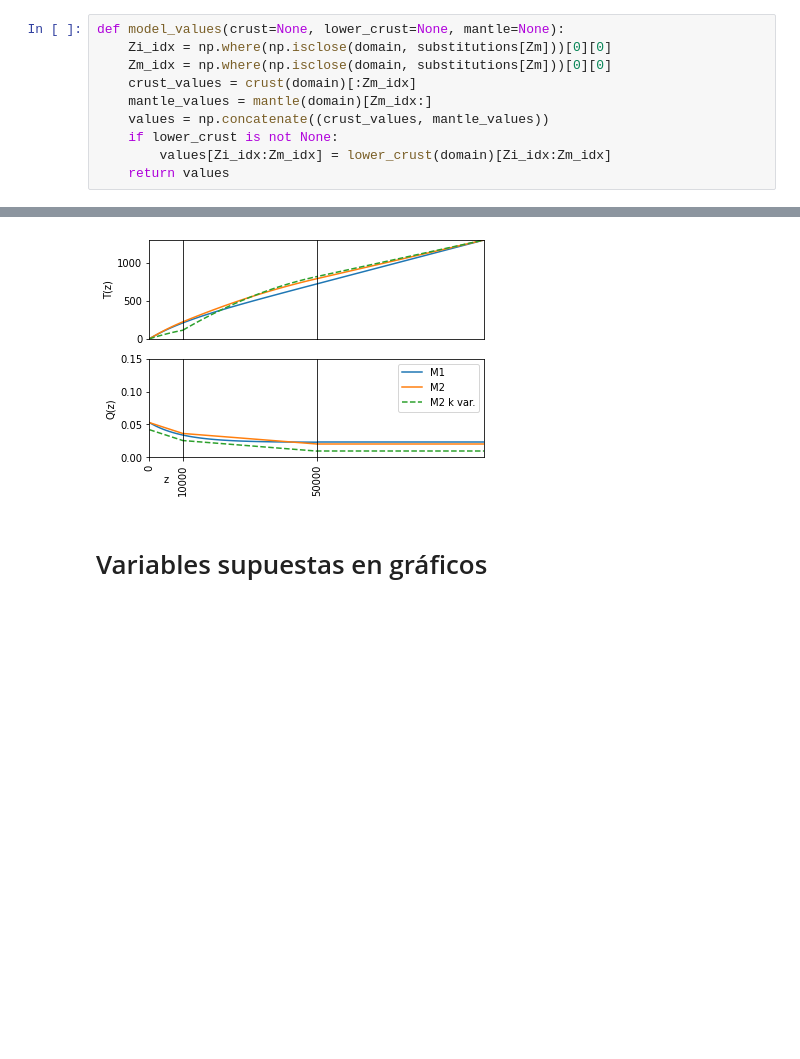
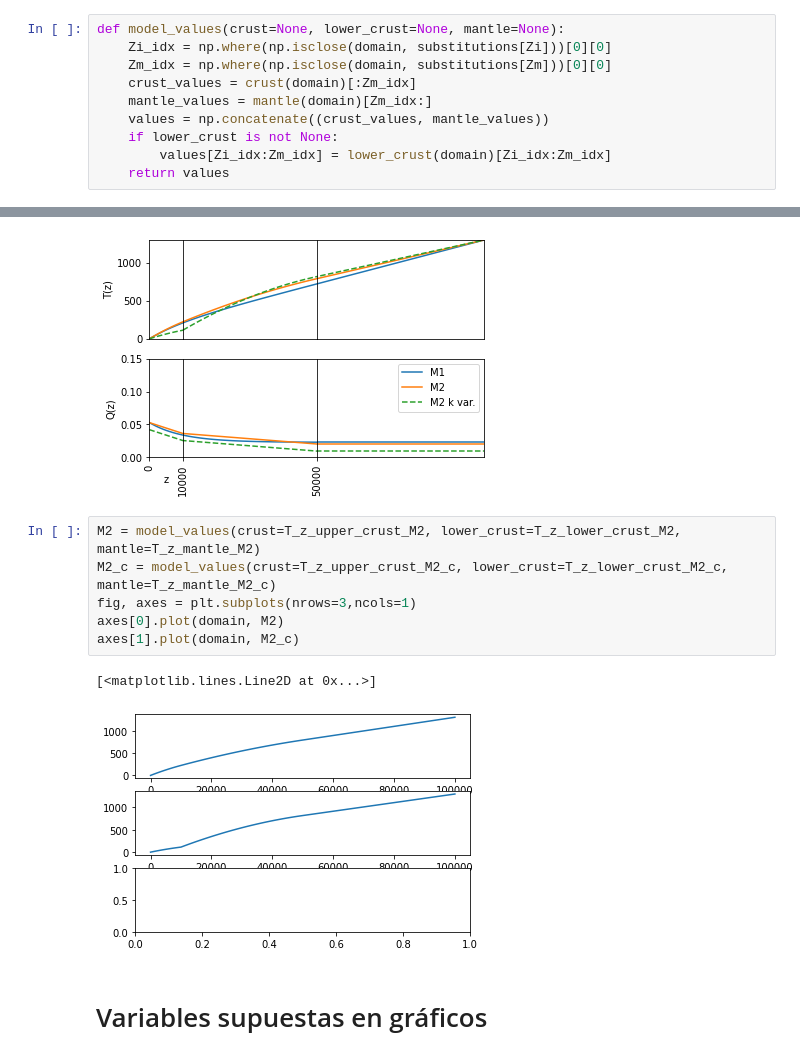
Before and after one commit to idest/andestm_standalone, a Jupyter notebook: Ecuaciones Modelo Termal.ipynb, the cells around one changed output, grey strips where cells are left out. Drawn from its saved outputs; the diff is of its cells as text; blank space fills up the shorter version.

```diff
--- a/Ecuaciones Modelo Termal.ipynb
+++ b/Ecuaciones Modelo Termal.ipynb
@@ -64,7 +64,7 @@ def savetxt(filename, columns):
     return np.savetxt(filename, np.column_stack((domain,) + results))
 # %%
 def model_values(crust=None, lower_crust=None, mantle=None):
-    Zi_idx = np.where(np.isclose(domain, substitutions[Zm]))[0][0]
+    Zi_idx = np.where(np.isclose(domain, substitutions[Zi]))[0][0]
     Zm_idx = np.where(np.isclose(domain, substitutions[Zm]))[0][0]
     crust_values = crust(domain)[:Zm_idx]
     mantle_values = mantle(domain)[Zm_idx:]
@@ -926,6 +926,15 @@ plt.legend()
 # %% [output]
 <matplotlib.legend.Legend at 0x...>
 [figure]
+# %%
+M2 = model_values(crust=T_z_upper_crust_M2, lower_crust=T_z_lower_crust_M2, mantle=T_z_mantle_M2)
+M2_c = model_values(crust=T_z_upper_crust_M2_c, lower_crust=T_z_lower_crust_M2_c, mantle=T_z_mantle_M2_c)
+fig, axes = plt.subplots(nrows=3,ncols=1)
+axes[0].plot(domain, M2)
+axes[1].plot(domain, M2_c)
+# %% [output]
+[<matplotlib.lines.Line2D at 0x...>]
+[figure, added]
 # %% [markdown]
 # Variables supuestas en gráficos
 # %%
```
